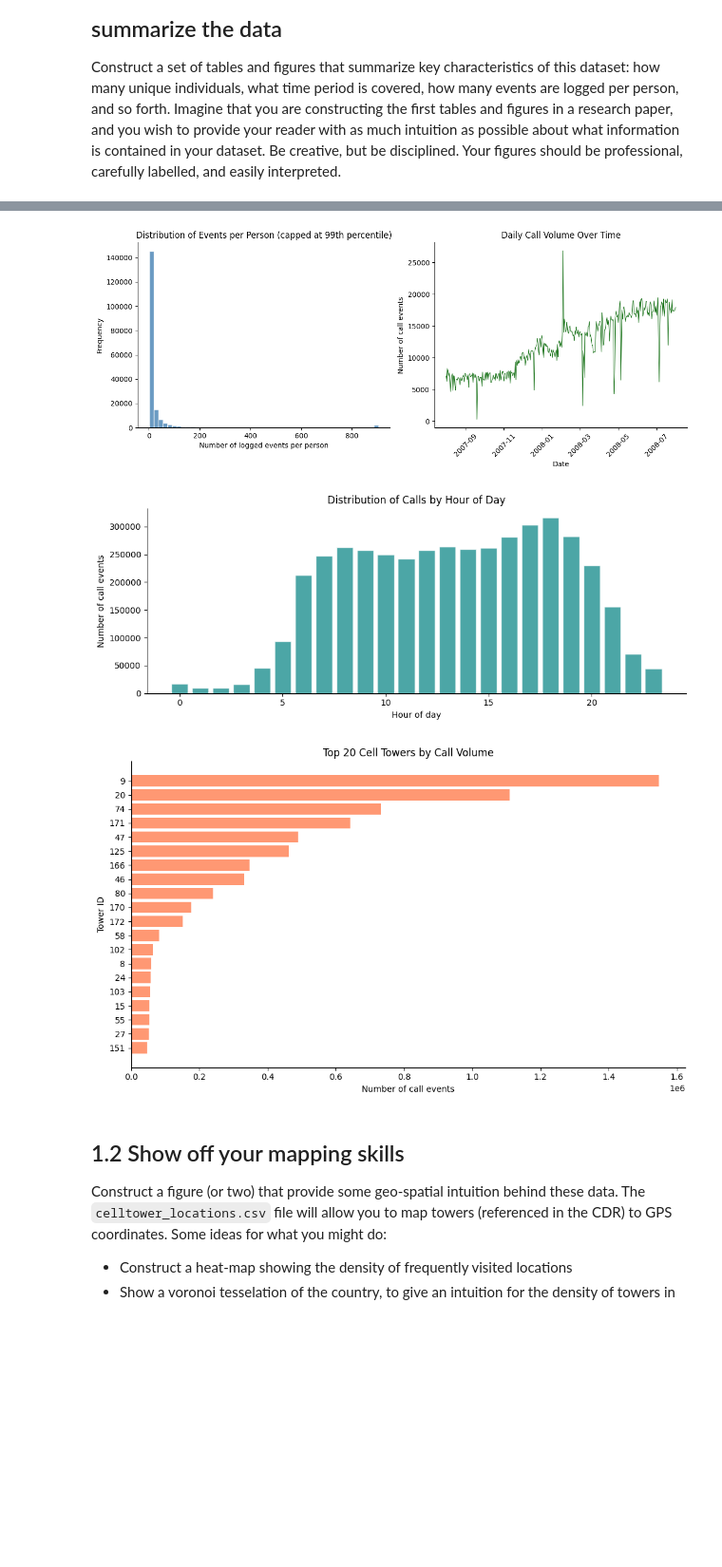
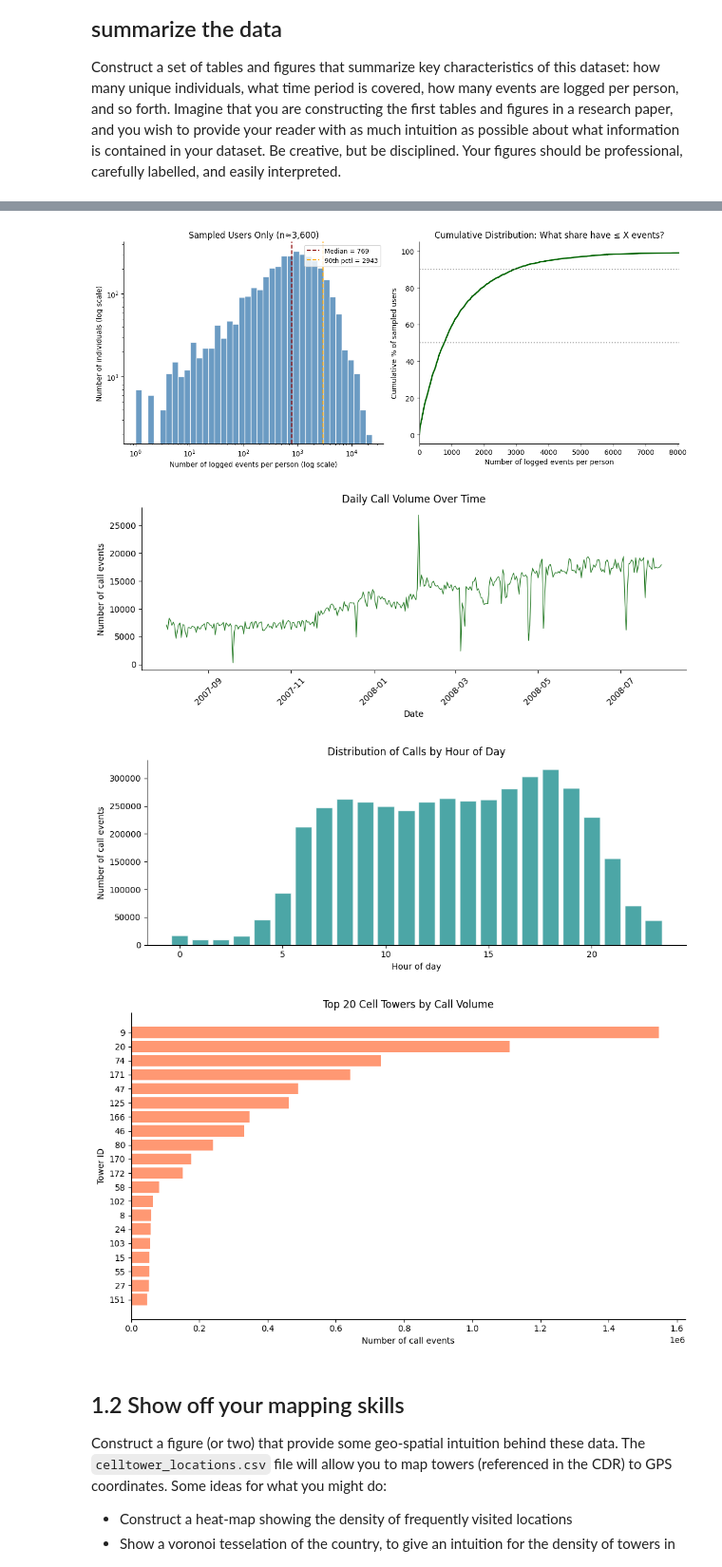
Before and after one commit to NoahLundSyrdal/bddass1, a Jupyter notebook: PS2/BDD2021-PS2.ipynb, the cells around one changed output, grey strips where cells are left out. Shown at 95% size. Saved outputs shown, nothing was run; the diff lists cells and outputs as text; code cells hidden in the pictures; blank space fills up the shorter version.

```diff
--- a/PS2/BDD2021-PS2.ipynb
+++ b/PS2/BDD2021-PS2.ipynb
@@ -107,27 +107,56 @@ events_stats = pd.DataFrame({
 print("\nTable 2. Distribution of logged events per unique individual")
 print(events_stats.to_string(index=False))
 
-# Figure 1: Histogram of events per person
+# Figure 1: Distribution of events per person (more informative)
+# Separate sampled users (~3600 in user_1) from all users (includes contacts who appear only as user_2)
+sampled_user_ids = set(cdr["user_1"].unique())
+events_sampled = events_per_user[events_per_user.index.isin(sampled_user_ids)]
+events_others = events_per_user[~events_per_user.index.isin(sampled_user_ids)]
+
 fig, axes = plt.subplots(1, 2, figsize=(12, 5))
 
+# Left: Sampled users only (the study subjects) - log scale reveals full shape
 ax1 = axes[0]
-ax1.hist(events_per_user.clip(upper=np.percentile(events_per_user, 99)), bins=50, color="steelblue", edgecolor="white", alpha=0.8)
-ax1.set_xlabel("Number of logged events per person")
-ax1.set_ylabel("Frequency")
-ax1.set_title("Distribution of Events per Person (capped at 99th percentile)")
+bins = np.logspace(0, np.log10(events_sampled.max() + 1), 40)
+ax1.hist(events_sampled, bins=bins, color="steelblue", edgecolor="white", alpha=0.8)
+ax1.set_xscale("log")
+ax1.set_yscale("log")
+p50, p90 = events_sampled.quantile(0.5), events_sampled.quantile(0.9)
+ax1.axvline(p50, color="darkred", linestyle="--", linewidth=1.5, label=f"Median = {int(p50)}")
+ax1.axvline(p90, color="orange", linestyle="--", linewidth=1.5, label=f"90th pctl = {int(p90)}")
+ax1.set_xlabel("Number of logged events per person (log scale)")
+ax1.set_ylabel("Number of individuals (log scale)")
+ax1.set_title("Sampled Users Only (n≈3,600)")
+ax1.legend(loc="upper right", fontsize=9)
 ax1.spines["top"].set_visible(False)
 ax1.spines["right"].set_visible(False)
 
-# Figure 2: Events over time (daily)
-daily = cdr.set_index("datetime").resample("D").size()
+# Right: CDF — interpretable as "X% of sampled users have at most Y events"
 ax2 = axes[1]
-ax2.plot(daily.index, daily.values, color="darkgreen", linewidth=0.8, alpha=0.9)
-ax2.set_xlabel("Date")
-ax2.set_ylabel("Number of call events")
-ax2.set_title("Daily Call Volume Over Time")
+sorted_events = np.sort(events_sampled)
+cdf = np.arange(1, len(sorted_events) + 1) / len(sorted_events)
+ax2.plot(sorted_events, cdf * 100, color="darkgreen", linewidth=2)
+ax2.axhline(50, color="gray", linestyle=":", alpha=0.7)
+ax2.axhline(90, color="gray", linestyle=":", alpha=0.7)
+ax2.set_xlabel("Number of logged events per person")
+ax2.set_ylabel("Cumulative % of sampled users")
+ax2.set_title("Cumulative Distribution: What share have ≤ X events?")
+ax2.set_xlim(0, np.percentile(events_sampled, 99))
 ax2.spines["top"].set_visible(False)
 ax2.spines["right"].set_visible(False)
-ax2.tick_params(axis="x", rotation=45)
+plt.tight_layout()
+plt.show()
+
+# Figure 2: Events over time (daily)
+fig2, ax = plt.subplots(figsize=(10, 4))
+daily = cdr.set_index("datetime").resample("D").size()
+ax.plot(daily.index, daily.values, color="darkgreen", linewidth=0.8, alpha=0.9)
+ax.set_xlabel("Date")
+ax.set_ylabel("Number of call events")
+ax.set_title("Daily Call Volume Over Time")
+ax.spines["top"].set_visible(False)
+ax.spines["right"].set_visible(False)
+ax.tick_params(axis="x", rotation=45)
 plt.tight_layout()
 plt.show()
 
@@ -151,36 +180,37 @@ ax.barh(range(len(tower_counts)), tower_counts.values, color="coral", alpha=0.8)
 ax.set_yticks(range(len(tower_counts)))
 ax.set_yticklabels(tower_counts.index)
 ax.set_xlabel("Number of call events")
 ax.set_ylabel("Tower ID")
 ax.set_title("Top 20 Cell Towers by Call Volume")
 ax.invert_yaxis()
 ax.spines["top"].set_visible(False)
 ax.spines["right"].set_visible(False)
 plt.tight_layout()
 plt.show()
 # %% [output]
 Table 1. Summary of Call Detail Records
                                    Metric      Value
                         Total call events  4,388,305
 Unique individuals (user_1 only, sampled)      3,610
     Unique individuals (user_1 or user_2)    185,987
                          Date range start 2007-08-01
                            Date range end 2008-07-31
                Number of cell towers used        170
     Number of tower locations (reference)        267
 
 Table 2. Distribution of logged events per unique individual
       Statistic Events per person
            Mean              47.2
          Median                 4
             Std             296.4
             Min                 1
             Max             23534
 25th percentile                 2
 75th percentile                16
-[figure, old version]
+[figure, new version]
-[figure, old version]
+[figure, new version]
-[figure, old version]
+[figure, new version]
+[figure, added]
 # %% [markdown]
 ## 1.2 Show off your mapping skills
 
```
